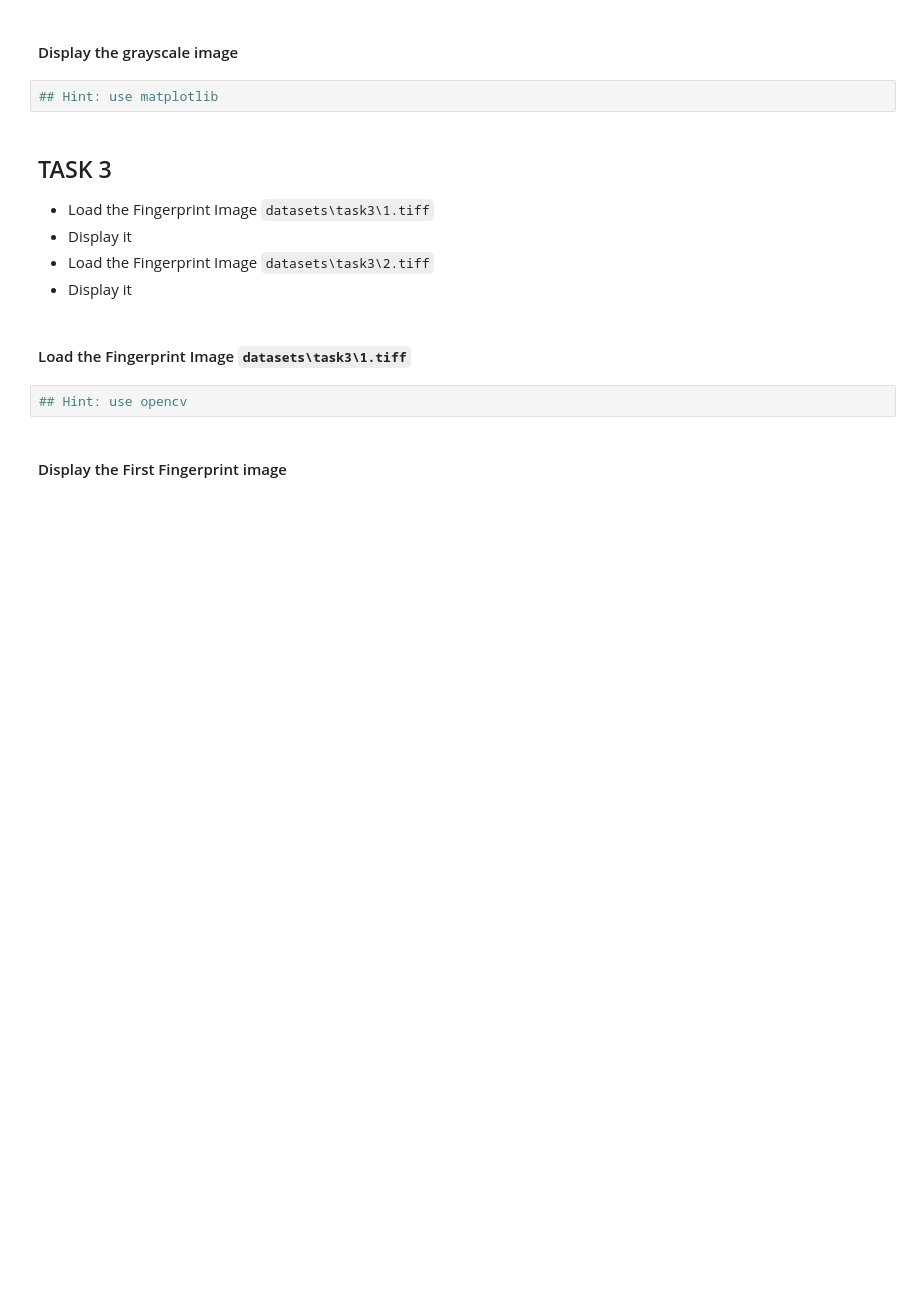
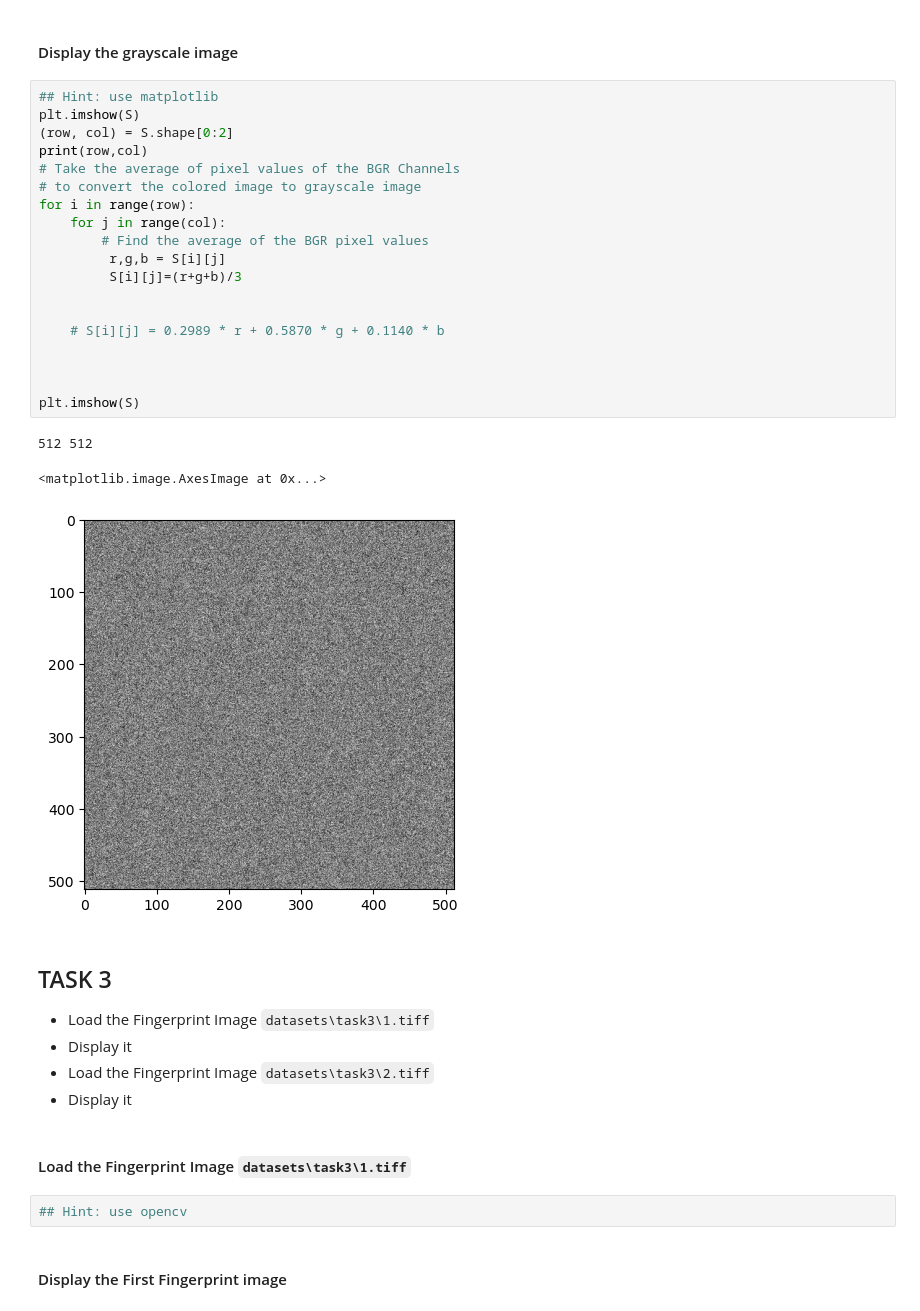
Before and after one commit to nishkalprakash/learn-fingerprint-processing, a Jupyter notebook: milestone_1.ipynb, the cells around one changed output. Saved outputs shown, nothing was run; the diff lists cells and outputs as text; blank space fills up the shorter version.

```diff
--- a/milestone_1.ipynb
+++ b/milestone_1.ipynb
@@ -75,7 +93,28 @@ plt.imshow(S)
 # %% [markdown]
 #### Display the grayscale image
-# %%
-## Hint: use matplotlib
+# %%
+## Hint: use matplotlib
+plt.imshow(S)
+(row, col) = S.shape[0:2]
+print(row,col)
+# Take the average of pixel values of the BGR Channels
+# to convert the colored image to grayscale image
+for i in range(row):
+    for j in range(col):
+        # Find the average of the BGR pixel values
+         r,g,b = S[i][j]
+         S[i][j]=(r+g+b)/3
+
+
+    # S[i][j] = 0.2989 * r + 0.5870 * g + 0.1140 * b
+
+
+
+plt.imshow(S)
+# %% [output]
+512 512
+<matplotlib.image.AxesImage at 0x...>
+[figure, added]
 # %% [markdown]
 ## TASK 3
 * Load the Fingerprint Image `datasets\task3\1.tiff`
```
Also changed, not shown: parts of 3 cells of this notebook.
